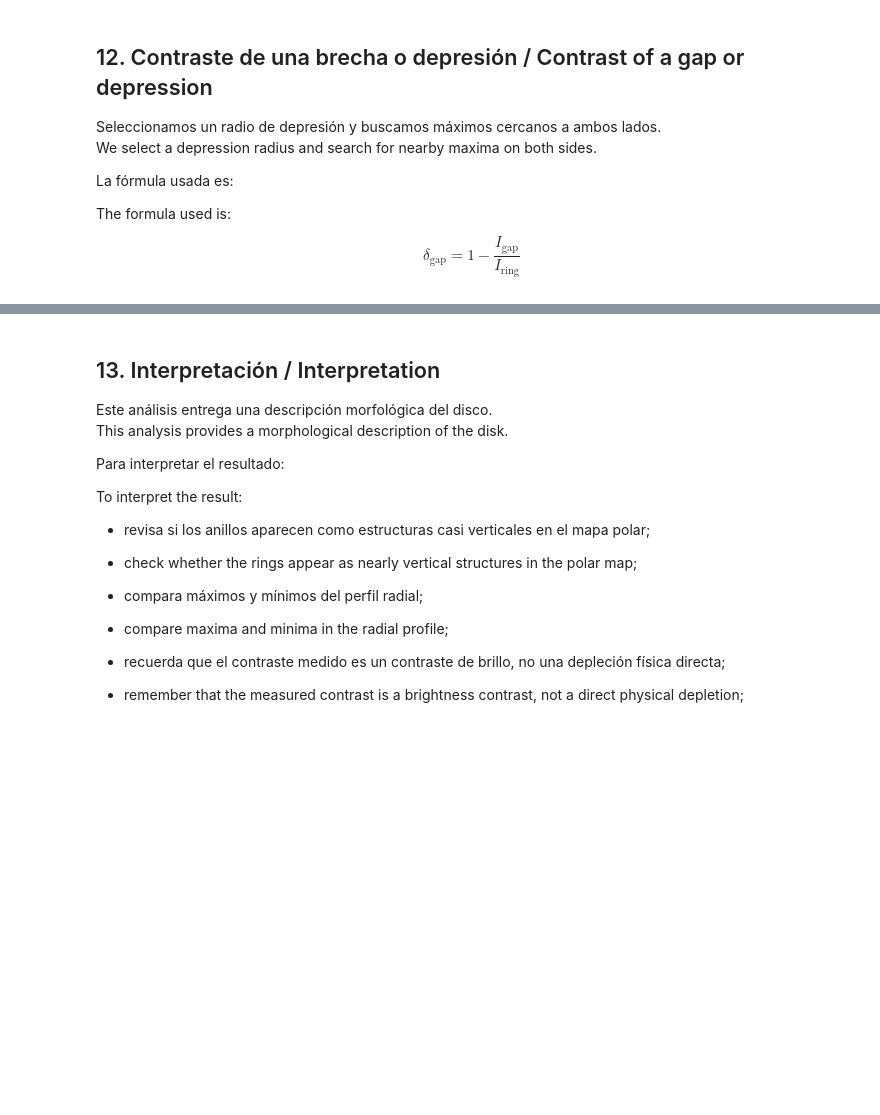
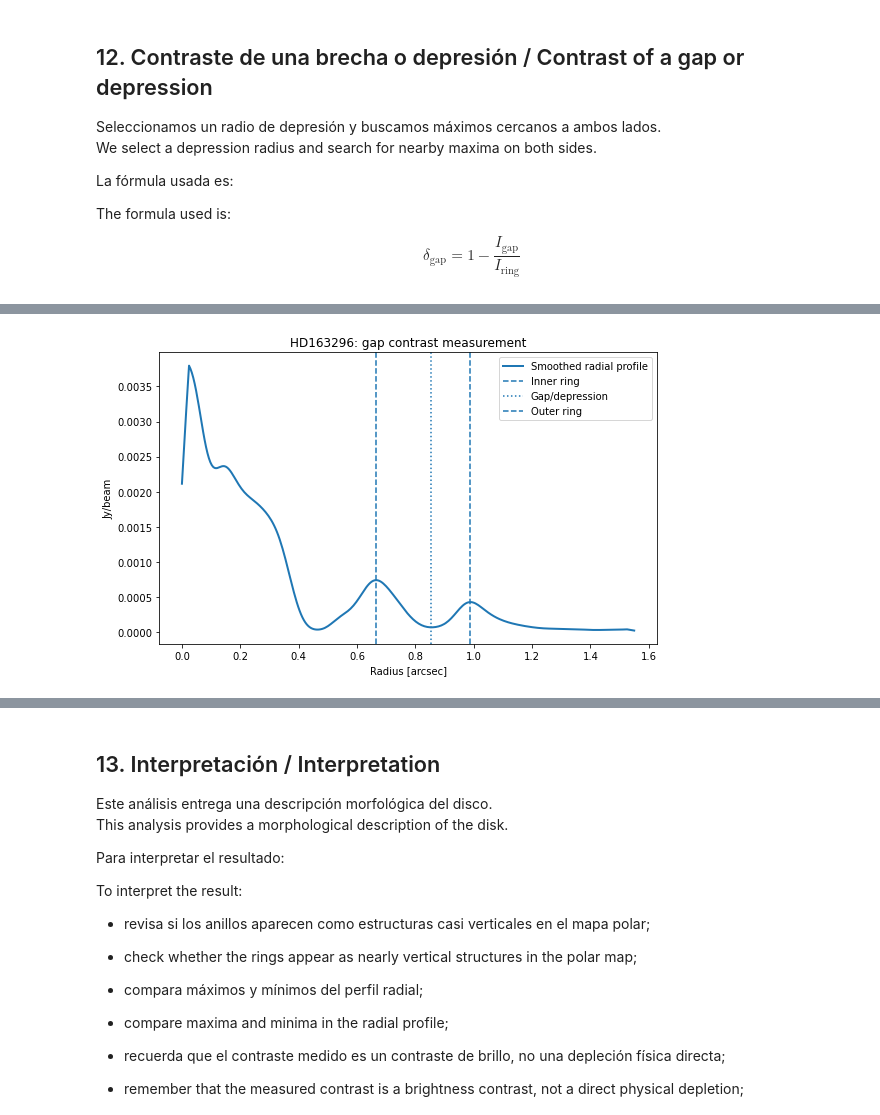
Before and after one commit to martinaAbarca/pilot-protoplanetary-disks-catalog, a Jupyter notebook: data/actividades/solutions/morphology_activity_solution_en_es.ipynb, the cells around one changed output, grey strips where cells are left out. Cells and saved outputs as stored; diff of their text form; code cells hidden in the pictures; blank space fills up the shorter version.

```diff
--- a/data/actividades/solutions/morphology_activity_solution_en_es.ipynb
+++ b/data/actividades/solutions/morphology_activity_solution_en_es.ipynb
@@ -497,0 +459,80 @@ plt.show()
+# %%
+def classify_gap(delta):
+    # Clasificar el contraste / classify the contrast.
+    if delta < 0.3:
+        return "weak depression / depresión débil"
+    elif delta < 0.6:
+        return "moderate gap or depression / brecha o depresión moderada"
+    else:
+        return "deep gap / brecha profunda"
+
+
+# Radio aproximado de la brecha elegida.
+# Approximate radius of the selected gap.
+selected_gap = params["selected_gap_arcsec"]
+
+# Elegir la depresión candidata más cercana al radio seleccionado.
+# Choose the candidate depression closest to the selected radius.
+if len(trough_r) == 0:
+    raise RuntimeError(
+        "No candidate depressions were found. "
+        "Run the previous cell or inspect the radial profile manually."
+    )
+
+gap_radius = trough_r[np.argmin(np.abs(trough_r - selected_gap))]
+
+# Buscar los anillos candidatos más cercanos a ambos lados de la brecha.
+# Search for the nearest candidate rings on both sides of the gap.
+inner_peaks = peak_r[peak_r < gap_radius]
+outer_peaks = peak_r[peak_r > gap_radius]
+
+if len(inner_peaks) == 0 or len(outer_peaks) == 0:
+    raise RuntimeError(
+        "Could not find one inner and one outer candidate ring around the selected gap. "
+        "Try choosing another selected_gap_arcsec or inspect the radial profile manually."
+    )
+
+inner_ring_radius = inner_peaks[-1]
+outer_ring_radius = outer_peaks[0]
+
+# Obtener intensidades desde el perfil suavizado.
+# Get intensities from the smoothed radial profile.
+gap_idx = np.argmin(np.abs(radii - gap_radius))
+inner_idx = np.argmin(np.abs(radii - inner_ring_radius))
+outer_idx = np.argmin(np.abs(radii - outer_ring_radius))
+
+I_gap = profile_smooth[gap_idx]
+I_ring_inner = profile_smooth[inner_idx]
+I_ring_outer = profile_smooth[outer_idx]
+
+# Promedio de los dos máximos cercanos.
+# Average of the two nearby maxima.
+I_ring = 0.5 * (I_ring_inner + I_ring_outer)
+
+delta_gap = 1.0 - (I_gap / I_ring)
+
+print("Selected gap or depression / Brecha o depresión seleccionada")
+print(f"Gap radius: {gap_radius:.3f} arcsec ≈ {gap_radius * params['distance_pc']:.1f} au")
+print(f"Inner ring radius: {inner_ring_radius:.3f} arcsec ≈ {inner_ring_radius * params['distance_pc']:.1f} au")
+print(f"Outer ring radius: {outer_ring_radius:.3f} arcsec ≈ {outer_ring_radius * params['distance_pc']:.1f} au")
+print()
+print(f"I_gap = {I_gap:.5e}")
+print(f"I_ring_inner = {I_ring_inner:.5e}")
+print(f"I_ring_outer = {I_ring_outer:.5e}")
+print(f"I_ring = {I_ring:.5e}")
+print()
+print(f"delta_gap = {delta_gap:.3f}")
+print("Classification / Clasificación:", classify_gap(delta_gap))
+
+plt.figure(figsize=(8, 5))
+plt.plot(radii, profile_smooth, lw=2, label="Smoothed radial profile")
+plt.axvline(inner_ring_radius, linestyle="--", label="Inner ring")
+plt.axvline(gap_radius, linestyle=":", label="Gap/depression")
+plt.axvline(outer_ring_radius, linestyle="--", label="Outer ring")
+plt.xlabel("Radius [arcsec]")
+plt.ylabel(header.get("BUNIT", "Intensity"))
+plt.title(f"{DISK_NAME}: gap contrast measurement")
+plt.legend()
+plt.tight_layout()
+plt.show()
+# %% [output]
@@ -497,0 +551 @@ plt.show()
+[figure, added]
```
Also changed, not shown: parts of 12 cells of this notebook, 6 other files.
